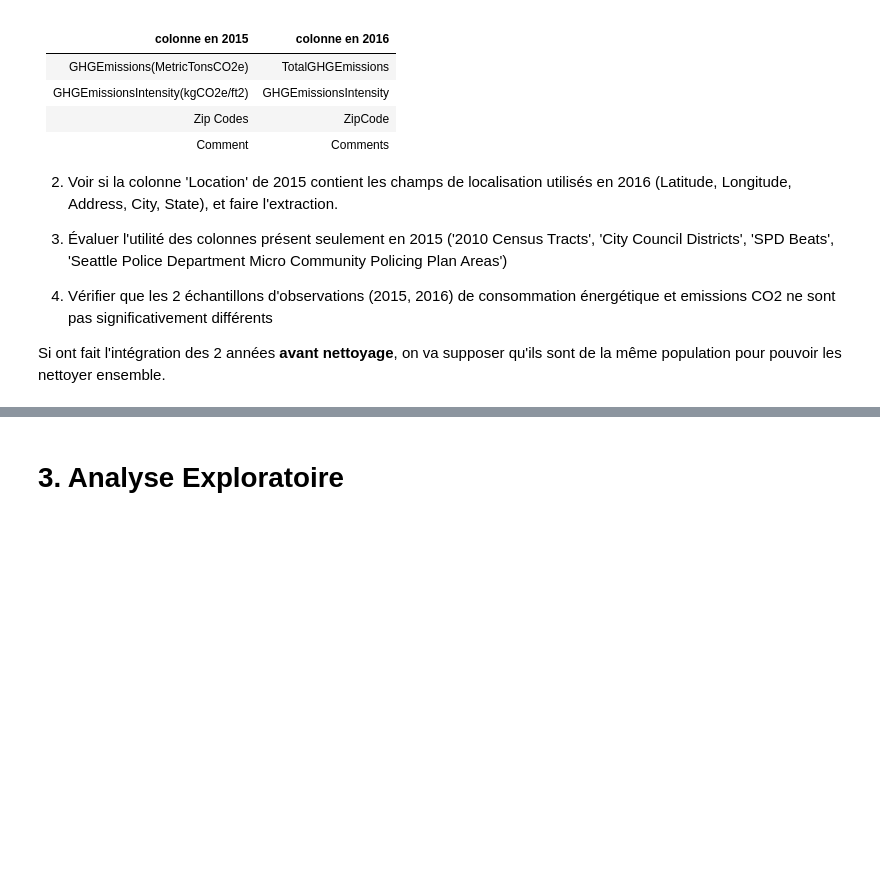
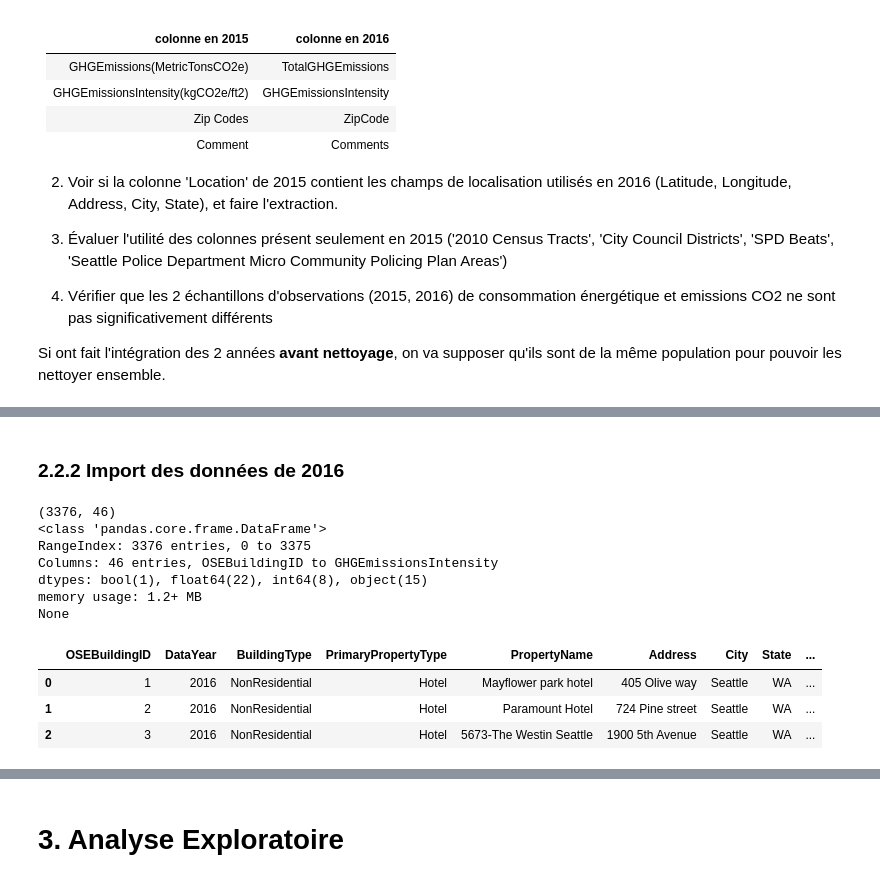
Before and after one commit to mrcreasey/oc-ds-p4-supervised-learning, a Jupyter notebook: Pélec_01_notebook.ipynb, the cells around one changed output, grey strips where cells are left out. Drawn from its saved outputs; the diff is of its cells as text; code cells hidden in the pictures; blank space fills up the shorter version.

Commit message:
import data 2015 and 2016

```diff
--- a/Pélec_01_notebook.ipynb
+++ b/Pélec_01_notebook.ipynb
@@ -346,0 +351,9 @@ Si ont fait l'intégration des 2 années **avant nettoyage**, on va supposer qu'
+# %%
+def import_donnees(filename) -> pd.DataFrame:
+    return pd.read_csv(filename, encoding='utf-8')
+
+
+data2015 = import_donnees('data/raw/2015-building-energy-benchmarking.csv')
+print(data2015.shape)
+print(data2015.info(verbose=False))
+data2015.head(3)
@@ -346,0 +372,19 @@ Si ont fait l'intégration des 2 années **avant nettoyage**, on va supposer qu'
+# %% [markdown]
+### 2.2.2 Import des données de 2016
+# %%
+data2016 = import_donnees('data/raw/2016-building-energy-benchmarking.csv')
+print(data2016.shape)
+print(data2016.info(verbose=False))
+data2016.head(3)
+# %% [output]
+(3376, 46)
+<class 'pandas.core.frame.DataFrame'>
+RangeIndex: 3376 entries, 0 to 3375
+Columns: 46 entries, OSEBuildingID to GHGEmissionsIntensity
+dtypes: bool(1), float64(22), int64(8), object(15)
+memory usage: 1.2+ MB
+None
+|  | OSEBuildingID | DataYear | BuildingType | PrimaryPropertyType | PropertyName | Address | City | State | ... |
+| 0 | 1 | 2016 | NonResidential | Hotel | Mayflower park hotel | 405 Olive way | Seattle | WA | ... |
+| 1 | 2 | 2016 | NonResidential | Hotel | Paramount Hotel | 724 Pine street | Seattle | WA | ... |
+| 2 | 3 | 2016 | NonResidential | Hotel | 5673-The Westin Seattle | 1900 5th Avenue | Seattle | WA | ... |
```
Also changed, not shown: parts of 12 cells of this notebook.
